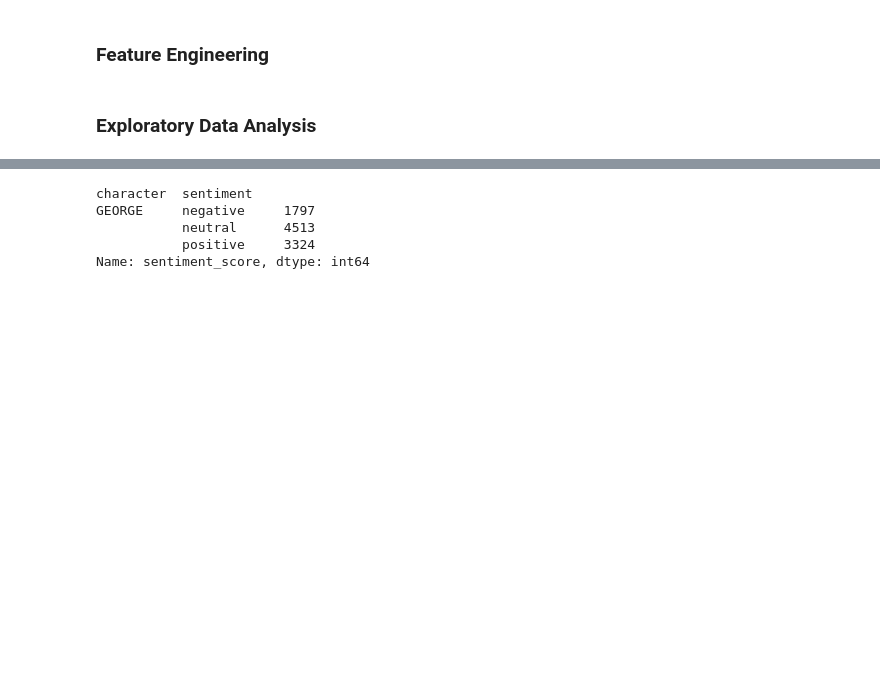
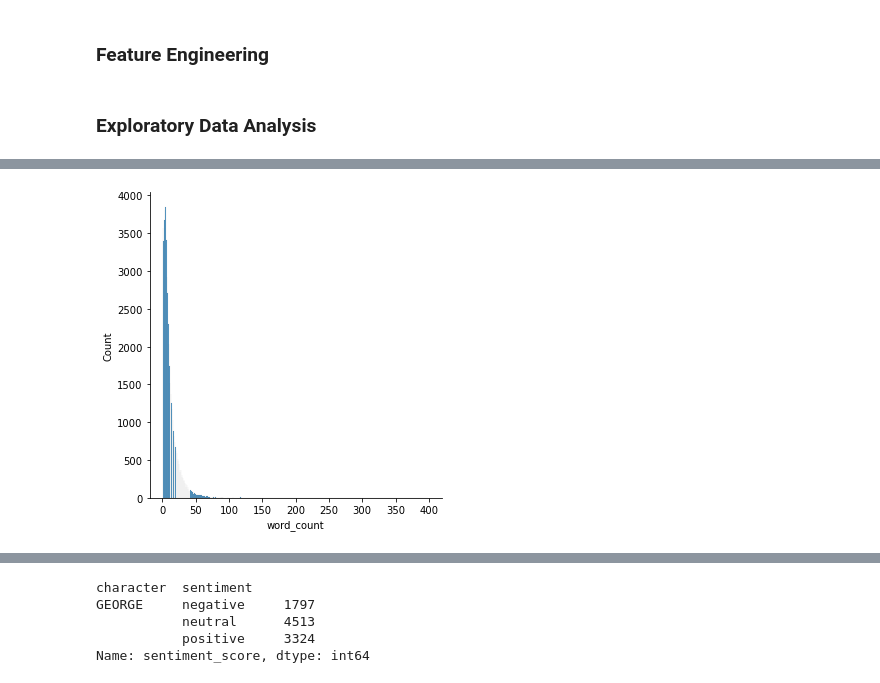
Before and after one commit to cloudmcloudyo/capstone, a Jupyter notebook: codes/2_data_cleaning_EDA.ipynb, the cells around one changed output, grey strips where cells are left out. Cells and saved outputs as stored; diff of their text form; code cells hidden in the pictures; blank space fills up the shorter version.

```diff
--- a/codes/2_data_cleaning_EDA.ipynb
+++ b/codes/2_data_cleaning_EDA.ipynb
@@ -151 +199,5 @@ scripts['char_line'] = scripts['char_line'].map(lambda x: x.lower())
+# %%
+sns.displot(scripts['word_count']);
+# %% [output]
+[figure, added]
 # %%
```
Also changed, not shown: parts of 63 cells of this notebook, 16 other files.
